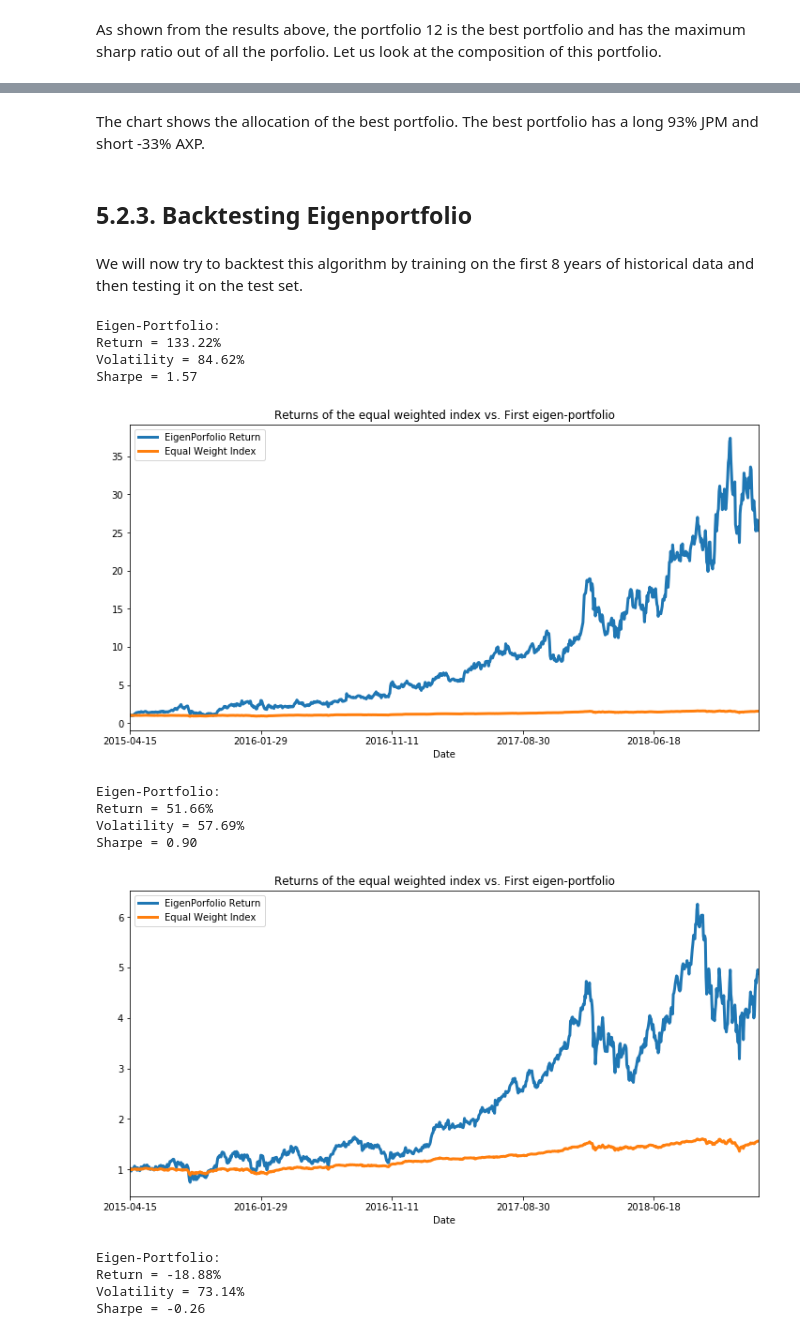
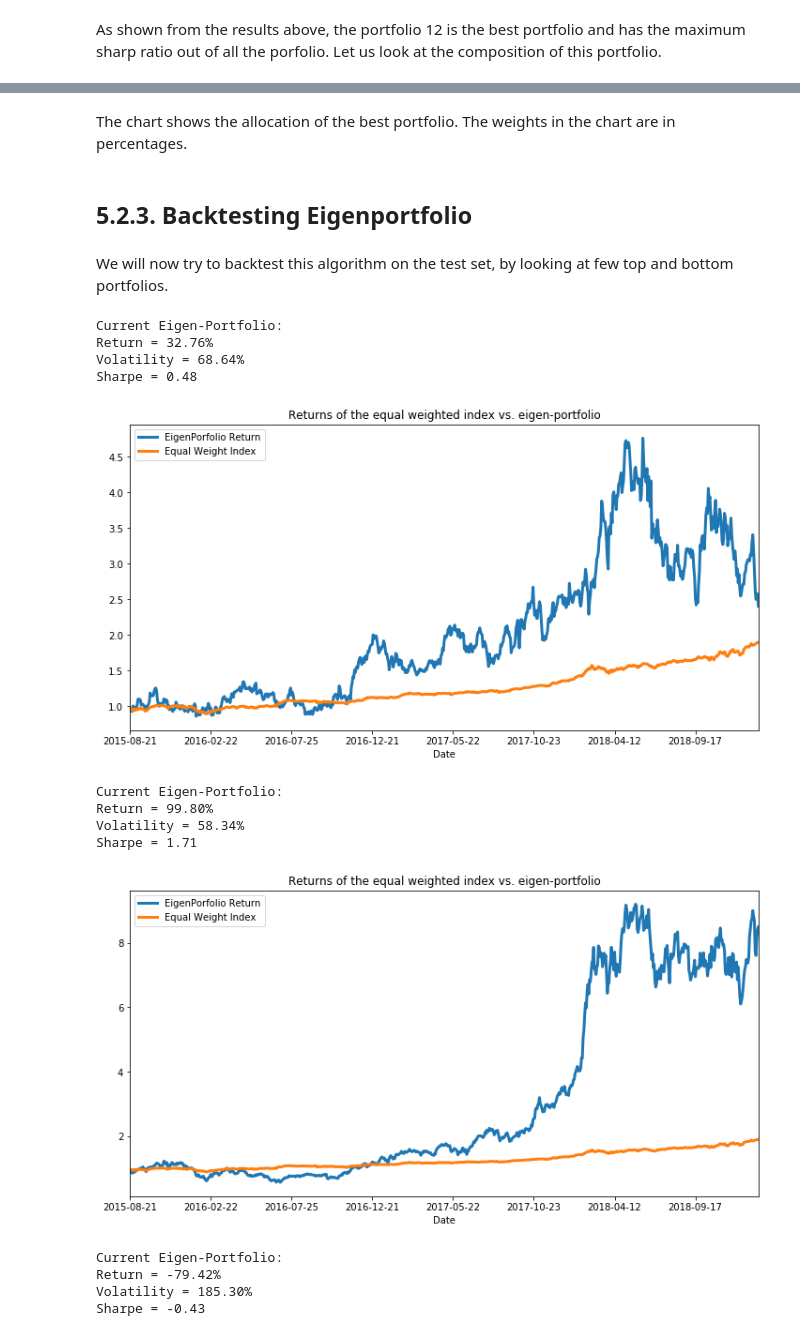
Before and after one commit to tatsath/fin-ml, a Jupyter notebook: Chapter 7 - Unsup. Learning - Dimensionality Reduction/CaseStudy1 - Portfolio Management - Eigen Portfolio/PortfolioManagementEigen Portfolio.ipynb, the cells around one changed output, grey strips where cells are left out. Saved outputs shown, nothing was run; the diff lists cells and outputs as text; code cells hidden in the pictures.

```diff
--- a/Chapter 7 - Unsup. Learning - Dimensionality Reduction/CaseStudy1 - Portfolio Management - Eigen Portfolio/PortfolioManagementEigen Portfolio.ipynb
+++ b/Chapter 7 - Unsup. Learning - Dimensionality Reduction/CaseStudy1 - Portfolio Management - Eigen Portfolio/PortfolioManagementEigen Portfolio.ipynb
@@ -218,6 +200,9 @@ Computing Daily Return
 
 # Daily Linear Returns (%)
 datareturns = dataset.pct_change(1)
+
+#Remove Outliers beyong 3 standard deviation
+datareturns= datareturns[datareturns.apply(lambda x :(x-x.mean()).abs()<(3*x.std()) ).all(1)]
 # %% [markdown]
 <a id='3.2'></a>
 ## 4.2. Data Transformation
@@ -279,3 +263,3 @@ As the next step We create a function to compute Principle Component Analysis fr
 # %%
 pca = PCA()
-PrincipalComponent=pca.fit_transform(X_train)
+PrincipalComponent=pca.fit(X_train)
@@ -332,7 +320,9 @@ def PCWeights():
     weights = pd.DataFrame()
 
     for i in range(len(pca.components_)):
-        weights["weights_{}".format(i)] = pca.components_[:, i] / sum(pca.components_[:, i])
+        weights["weights_{}".format(i)] = pca.components_[i] / sum(pca.components_[i])
 
     weights = weights.values.T
     return weights
+
+weights=PCWeights()
@@ -505,47 +524,48 @@ Sum of weights of current eigen-portfolio: 100.00
 # %% [markdown]
-The chart shows the allocation of the best portfolio. The best portfolio has a long 93% JPM and short -33% AXP.
+The chart shows the allocation of the best portfolio. The weights in the chart are in
+percentages.
 # %% [markdown]
 <a id='4.2.3'></a>
 ## 5.2.3. Backtesting Eigenportfolio
 # %% [markdown]
-We will now try to backtest this algorithm by training on the first 8 years of historical data and then testing it on the test set.
+We will now try to backtest this algorithm on the test set, by looking at few top and bottom portfolios.
 # %%
-def Bactest(eigen):
+def Backtest(eigen):
 
     '''
 
     Plots Principle components returns against real returns.
 
     '''
 
-    eigen_portfolio_returns = np.dot(X_test_raw.loc[:, eigen.index], eigen / len(pca.components_))
-    eigen_portfolio_returns = pd.Series(eigen_portfolio_returns.squeeze(), index=X_test.index)
+    eigen_prtfi = pd.DataFrame(data ={'weights': eigen.squeeze()}, index = stock_tickers)
+    eigen_prtfi.sort_values(by=['weights'], ascending=False, inplace=True)
+
+    eigen_prti_returns = np.dot(X_test_raw.loc[:, eigen_prtfi.index], eigen)
+    eigen_portfolio_returns = pd.Series(eigen_prti_returns.squeeze(), index=X_test_raw.index)
     returns, vol, sharpe = sharpe_ratio(eigen_portfolio_returns)
-    print('Eigen-Portfolio:\nReturn = %.2f%%\nVolatility = %.2f%%\nSharpe = %.2f' % (returns*100, vol*100, sharpe))
-    #print(eigen_portfolio_returns)
-    #year_frac = (eigen_portfolio_returns.index[-1] - eigen_portfolio_returns.index[0]).days / 252
-
+    print('Current Eigen-Portfolio:\nReturn = %.2f%%\nVolatility = %.2f%%\nSharpe = %.2f' % (returns*100, vol*100, sharpe))
     equal_weight_return=(X_test_raw * (1/len(pca.components_))).sum(axis=1)
     df_plot = pd.DataFrame({'EigenPorfolio Return': eigen_portfolio_returns, 'Equal Weight Index': equal_weight_return}, index=X_test.index)
-    np.cumprod(df_plot + 1).plot(title='Returns of the equal weighted index vs. First eigen-portfolio',
+    np.cumprod(df_plot + 1).plot(title='Returns of the equal weighted index vs. eigen-portfolio',
                           figsize=(12,6), linewidth=3)
     plt.show()
 
-Bactest(eigen=plotEigen(weights=weights[12]))
-Bactest(eigen=plotEigen(weights=weights[20]))
-Bactest(eigen=plotEigen(weights=weights[14]))
+Backtest(eigen=weights[5])
+Backtest(eigen=weights[1])
+Backtest(eigen=weights[14])
 # %% [output]
-Eigen-Portfolio:
-Return = 133.22%
-Volatility = 84.62%
-Sharpe = 1.57
+Current Eigen-Portfolio:
+Return = 32.76%
+Volatility = 68.64%
+Sharpe = 0.48
-[figure, old version]
+[figure, new version]
-Eigen-Portfolio:
-Return = 51.66%
-Volatility = 57.69%
-Sharpe = 0.90
+Current Eigen-Portfolio:
+Return = 99.80%
+Volatility = 58.34%
+Sharpe = 1.71
-[figure, old version]
+[figure, new version]
-Eigen-Portfolio:
-Return = -18.88%
-Volatility = 73.14%
-Sharpe = -0.26
+Current Eigen-Portfolio:
+Return = -79.42%
+Volatility = 185.30%
+Sharpe = -0.43
```
Also changed, not shown: parts of 31 cells of this notebook, 6 other files.
